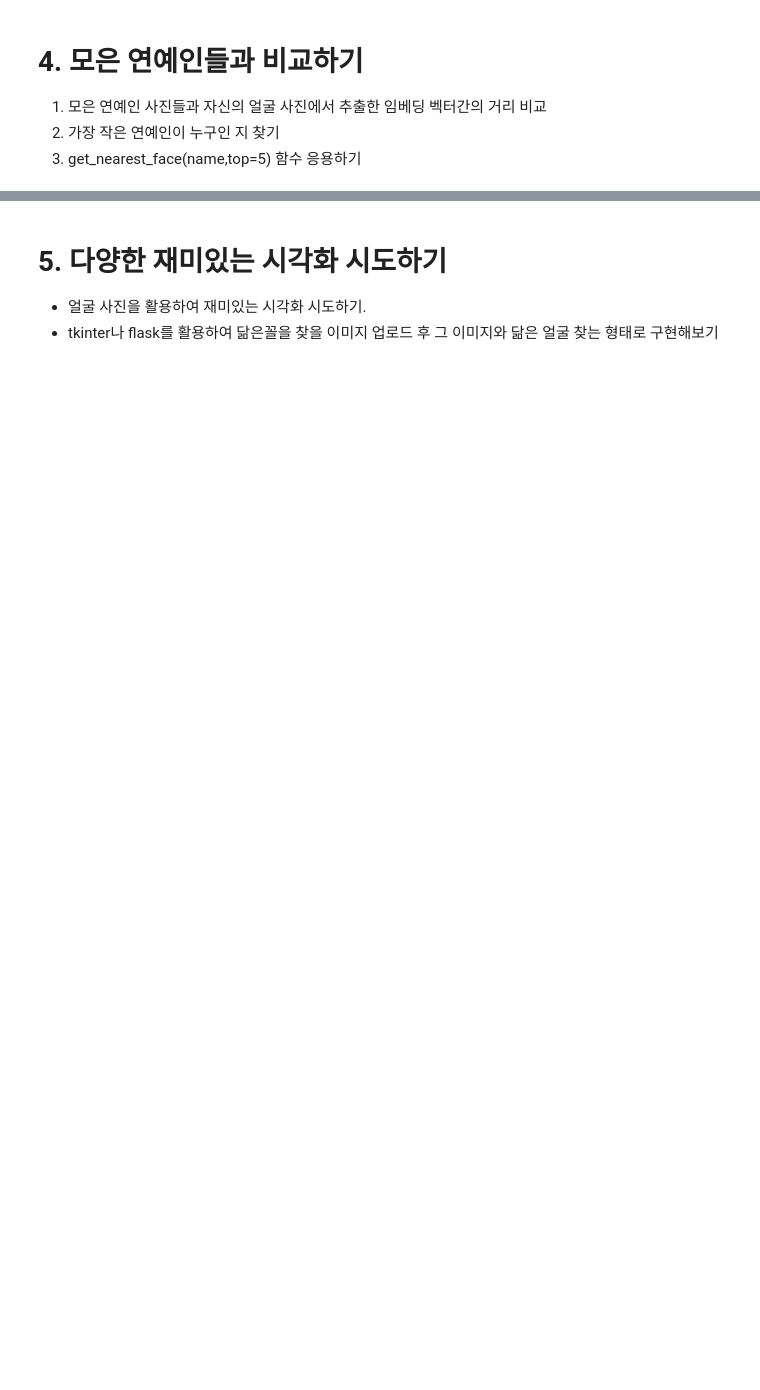
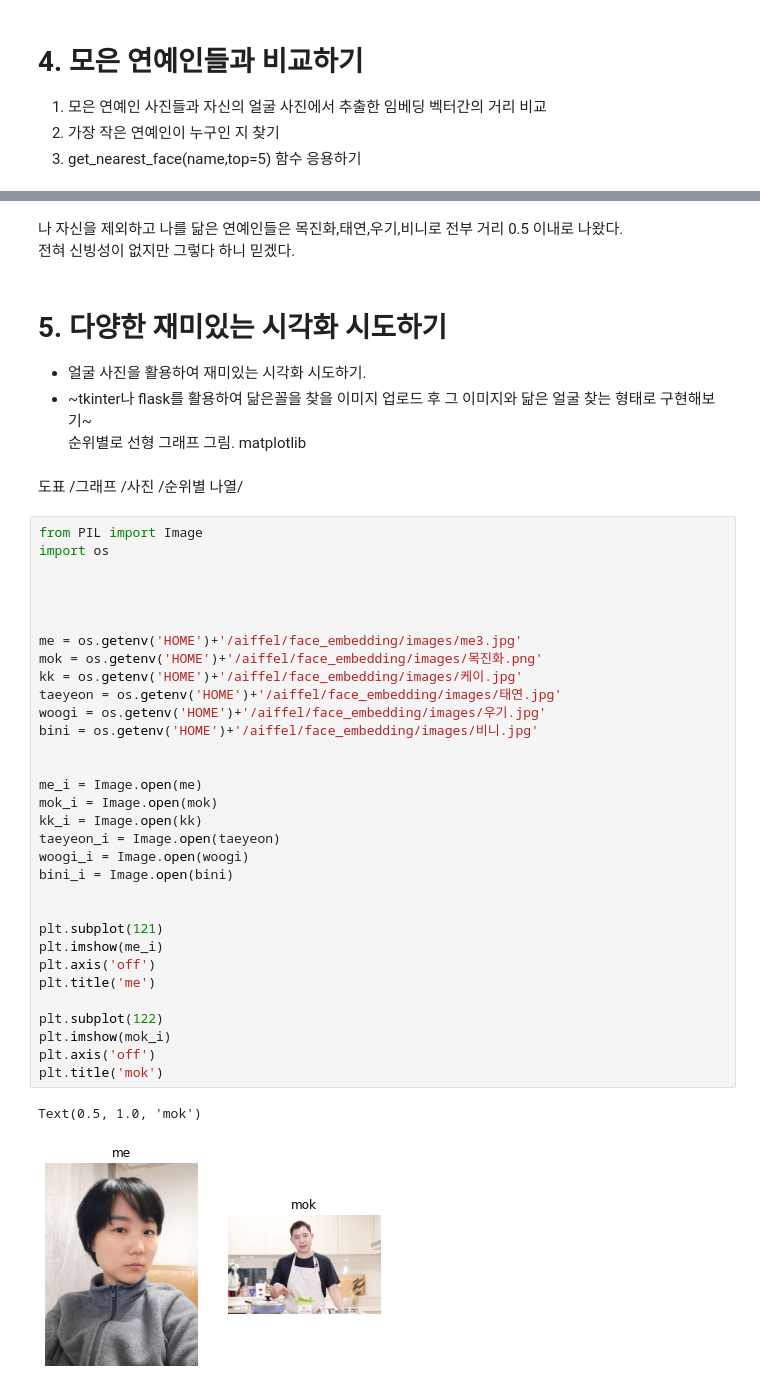
Before and after one commit to Jenny-Jo/aiffel1, a Jupyter notebook: similar_to_my_face.ipynb, the cells around one changed output, grey strips where cells are left out. Drawn from its saved outputs; the diff is of its cells as text; blank space fills up the shorter version.

```diff
--- a/similar_to_my_face.ipynb
+++ b/similar_to_my_face.ipynb
@@ -182,4 +217,45 @@ get_distance('obama', 'trump')
+# %% [markdown]
+나 자신을 제외하고 나를 닮은 연예인들은 목진화,태연,우기,비니로 전부 거리 0.5 이내로 나왔다.
+전혀 신빙성이 없지만 그렇다 하니 믿겠다.
 # %% [markdown]
 # 5. 다양한 재미있는 시각화 시도하기
 * 얼굴 사진을 활용하여 재미있는 시각화 시도하기.
-* tkinter나 flask를 활용하여 닮은꼴을 찾을 이미지 업로드 후 그 이미지와 닮은 얼굴 찾는 형태로 구현해보기
+* ~tkinter나 flask를 활용하여 닮은꼴을 찾을 이미지 업로드 후 그 이미지와 닮은 얼굴 찾는 형태로 구현해보기~
+순위별로 선형 그래프 그림. matplotlib
+# %% [markdown]
+ 도표 /그래프 /사진 /순위별 나열/
+# %%
+from PIL import Image
+import os
+
+
+
+
+me = os.getenv('HOME')+'/aiffel/face_embedding/images/me3.jpg'
+mok = os.getenv('HOME')+'/aiffel/face_embedding/images/목진화.png'
+kk = os.getenv('HOME')+'/aiffel/face_embedding/images/케이.jpg'
+taeyeon = os.getenv('HOME')+'/aiffel/face_embedding/images/태연.jpg'
+woogi = os.getenv('HOME')+'/aiffel/face_embedding/images/우기.jpg'
+bini = os.getenv('HOME')+'/aiffel/face_embedding/images/비니.jpg'
+
+
+me_i = Image.open(me)
+mok_i = Image.open(mok)
+kk_i = Image.open(kk)
+taeyeon_i = Image.open(taeyeon)
+woogi_i = Image.open(woogi)
+bini_i = Image.open(bini)
+
+
+plt.subplot(121)
+plt.imshow(me_i)
+plt.axis('off')
+plt.title('me')
+
+plt.subplot(122)
+plt.imshow(mok_i)
+plt.axis('off')
+plt.title('mok')
+# %% [output]
+Text(0.5, 1.0, 'mok')
+[figure, added]
```
Also changed, not shown: parts of 15 cells of this notebook.
